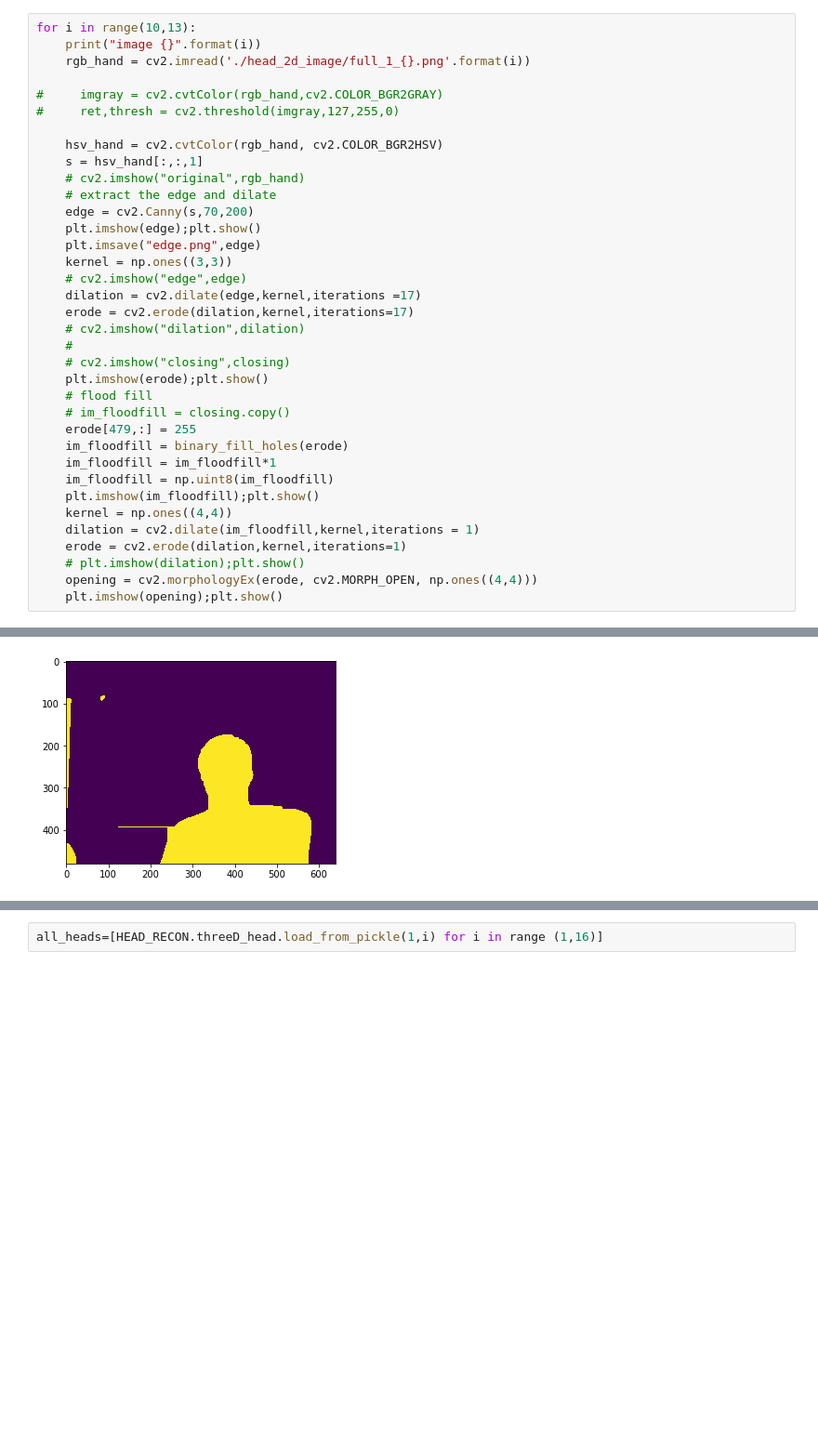
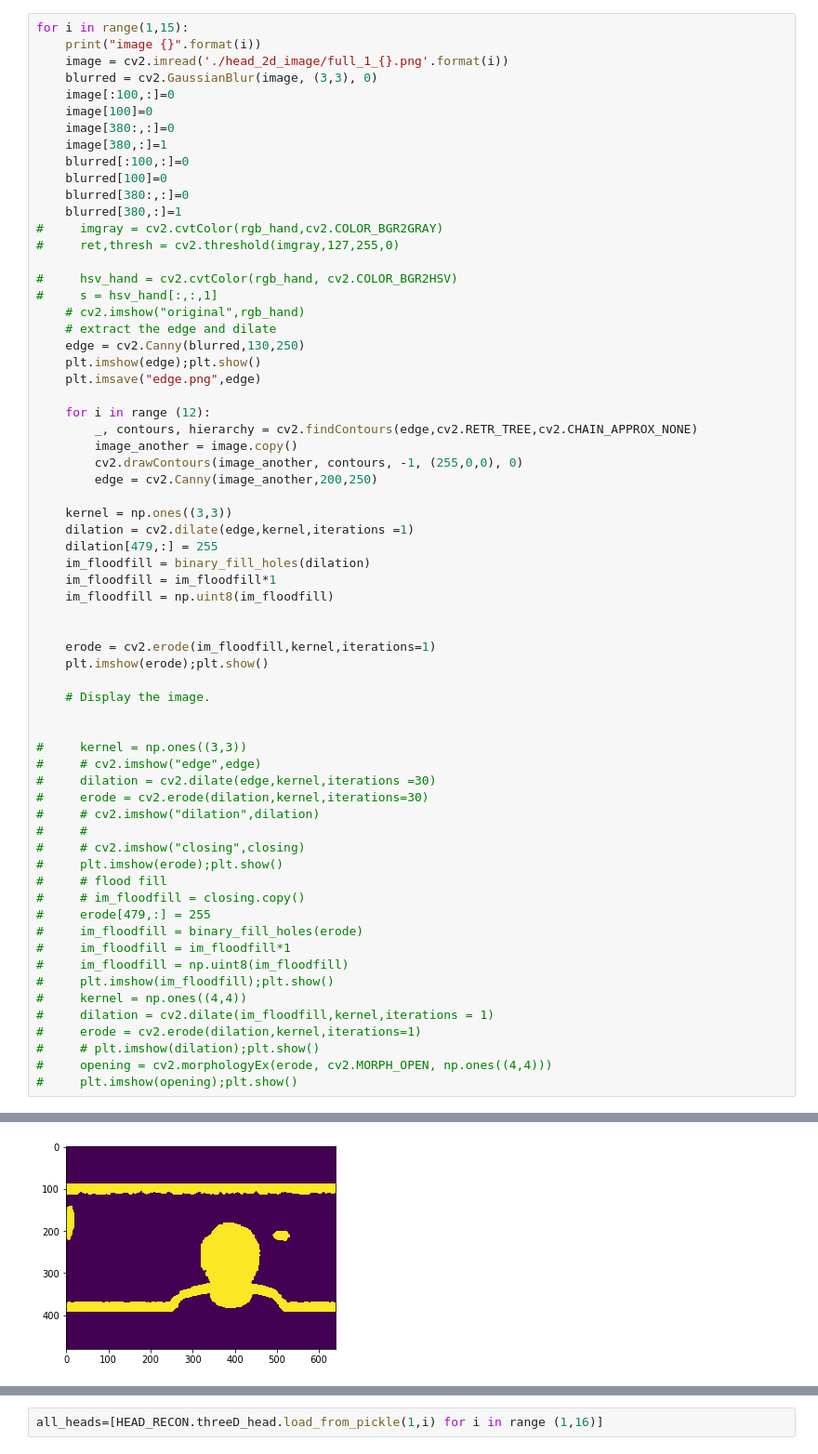
Before and after one commit to yichao-l/head_reconstruct, a Jupyter notebook: yichao-test.ipynb, the cells around one changed output, grey strips where cells are left out. Shown at 93% size. Saved outputs shown, nothing was run; the diff lists cells and outputs as text; blank space fills up the shorter version.

```diff
--- a/yichao-test.ipynb
+++ b/yichao-test.ipynb
@@ -17,37 +66,66 @@ np.set_printoptions(threshold=sys.maxsize)
 # %%
-for i in range(10,13):
+for i in range(1,15):
     print("image {}".format(i))
-    rgb_hand = cv2.imread('./head_2d_image/full_1_{}.png'.format(i))
-
+    image = cv2.imread('./head_2d_image/full_1_{}.png'.format(i))
+    blurred = cv2.GaussianBlur(image, (3,3), 0)
+    image[:100,:]=0
+    image[100]=0
+    image[380:,:]=0
+    image[380,:]=1
+    blurred[:100,:]=0
+    blurred[100]=0
+    blurred[380:,:]=0
+    blurred[380,:]=1
 #     imgray = cv2.cvtColor(rgb_hand,cv2.COLOR_BGR2GRAY)
 #     ret,thresh = cv2.threshold(imgray,127,255,0)
 
-    hsv_hand = cv2.cvtColor(rgb_hand, cv2.COLOR_BGR2HSV)
-    s = hsv_hand[:,:,1]
+#     hsv_hand = cv2.cvtColor(rgb_hand, cv2.COLOR_BGR2HSV)
+#     s = hsv_hand[:,:,1]
     # cv2.imshow("original",rgb_hand)
     # extract the edge and dilate
-    edge = cv2.Canny(s,70,200)
+    edge = cv2.Canny(blurred,130,250)
     plt.imshow(edge);plt.show()
     plt.imsave("edge.png",edge)
+
+    for i in range (12):
+        _, contours, hierarchy = cv2.findContours(edge,cv2.RETR_TREE,cv2.CHAIN_APPROX_NONE)
+        image_another = image.copy()
+        cv2.drawContours(image_another, contours, -1, (255,0,0), 0)
+        edge = cv2.Canny(image_another,200,250)
+
     kernel = np.ones((3,3))
-    # cv2.imshow("edge",edge)
-    dilation = cv2.dilate(edge,kernel,iterations =17)
-    erode = cv2.erode(dilation,kernel,iterations=17)
-    # cv2.imshow("dilation",dilation)
-    #
-    # cv2.imshow("closing",closing)
-    plt.imshow(erode);plt.show()
-    # flood fill
-    # im_floodfill = closing.copy()
-    erode[479,:] = 255
-    im_floodfill = binary_fill_holes(erode)
+    dilation = cv2.dilate(edge,kernel,iterations =1)
+    dilation[479,:] = 255
+    im_floodfill = binary_fill_holes(dilation)
     im_floodfill = im_floodfill*1
     im_floodfill = np.uint8(im_floodfill)
-    plt.imshow(im_floodfill);plt.show()
-    kernel = np.ones((4,4))
-    dilation = cv2.dilate(im_floodfill,kernel,iterations = 1)
-    erode = cv2.erode(dilation,kernel,iterations=1)
-    # plt.imshow(dilation);plt.show()
-    opening = cv2.morphologyEx(erode, cv2.MORPH_OPEN, np.ones((4,4)))
-    plt.imshow(opening);plt.show()
+
+
+    erode = cv2.erode(im_floodfill,kernel,iterations=1)
+    plt.imshow(erode);plt.show()
+
+    # Display the image.
+
+
+#     kernel = np.ones((3,3))
+#     # cv2.imshow("edge",edge)
+#     dilation = cv2.dilate(edge,kernel,iterations =30)
+#     erode = cv2.erode(dilation,kernel,iterations=30)
+#     # cv2.imshow("dilation",dilation)
+#     #
+#     # cv2.imshow("closing",closing)
+#     plt.imshow(erode);plt.show()
+#     # flood fill
+#     # im_floodfill = closing.copy()
+#     erode[479,:] = 255
+#     im_floodfill = binary_fill_holes(erode)
+#     im_floodfill = im_floodfill*1
+#     im_floodfill = np.uint8(im_floodfill)
+#     plt.imshow(im_floodfill);plt.show()
+#     kernel = np.ones((4,4))
+#     dilation = cv2.dilate(im_floodfill,kernel,iterations = 1)
+#     erode = cv2.erode(dilation,kernel,iterations=1)
+#     # plt.imshow(dilation);plt.show()
+#     opening = cv2.morphologyEx(erode, cv2.MORPH_OPEN, np.ones((4,4)))
+#     plt.imshow(opening);plt.show()
 # %% [output]
@@ -56 +134 @@ image 10
-[figure, old version]
+[figure, new version]
```
Also changed, not shown: parts of 8 cells of this notebook, 5 other files.
